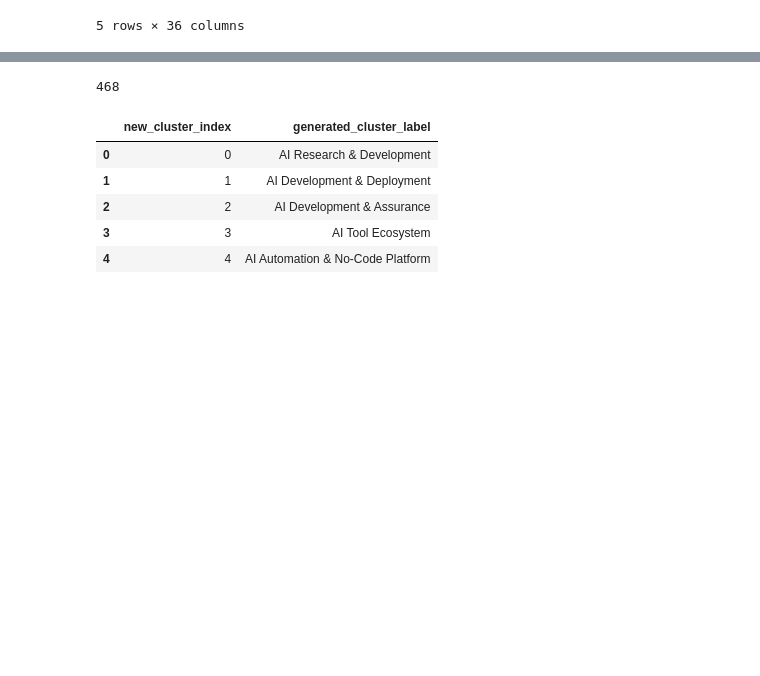
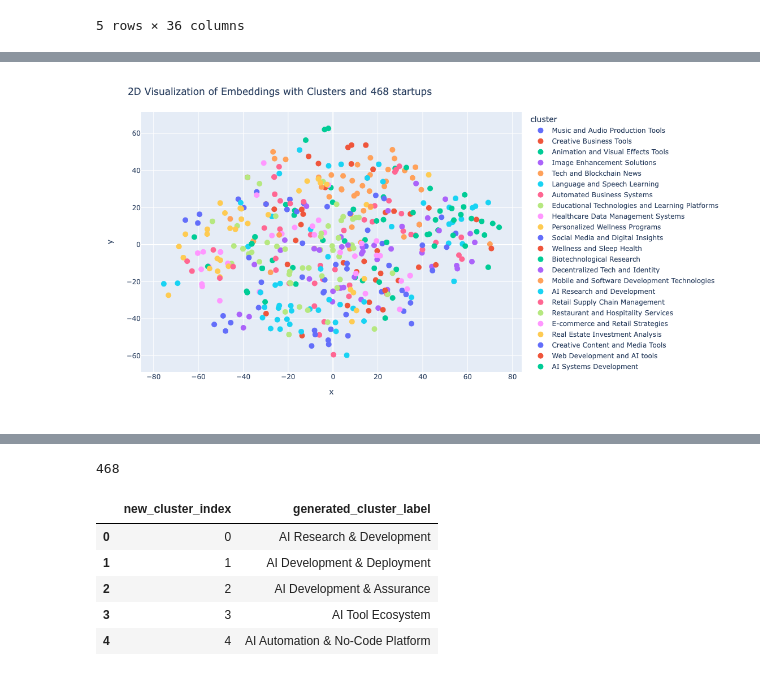
Before and after one commit to Julia-Susser/AI-Startup-Impact-on-US-Labor-Economy-via-Task-Automation, a Jupyter notebook: clustering.ipynb, the cells around one changed output, grey strips where cells are left out. Saved outputs shown, nothing was run; the diff lists cells and outputs as text; code cells hidden in the pictures; blank space fills up the shorter version.

```diff
--- a/clustering.ipynb
+++ b/clustering.ipynb
@@ -49,5 +49,5 @@ array(['Music Industry', 'Music', 'Music technology', 'Music creation',
        'Personal Development', 'Personal Growth', 'Remote computing',
        'Cloud Computing'], dtype=object)
 # %%
-sample_df['openai_embedding_industry'] = sample_df["Industry"].apply(lambda text: x.get_embedding(text))
+# sample_df['openai_embedding_industry'] = sample_df["Industry"].apply(lambda text: x.get_embedding(text))
 # %%
@@ -405,2 +418,27 @@ plt.show()
+# %%
+embeddings = np.vstack(sample_df['openai_embedding_industry'].values)
+
+# Apply t-SNE to the embeddings with 3 components for 3D visualization
+tsne = TSNE(n_components=3, perplexity=30, n_iter=1000)
+tsne_results = tsne.fit_transform(embeddings)
+
+# Prepare DataFrame for Plotly
+plot_df = pd.DataFrame(tsne_results[:, [0,1]], columns=['x', 'y'])
+plot_df['cluster'] =sample_df["generated_cluster_label"]
+plot_df['generated_cluster_label'] = sample_df["generated_cluster_label"] #+ " XX " + sample_df['Tasks/Jobs']
+# Plot using Plotly with clusters
+fig = px.scatter(plot_df, x='x', y='y',
+                 color='cluster',
+                 hover_data=['generated_cluster_label'])
+fig.update_traces(marker_size=10)
+fig.update_layout(
+    title=f"2D Visualization of Embeddings with Clusters and {len(sample_df)} startups",
+    hovermode='closest',
+    width=1000,  # Set the width of the figure
+    height=600  # Set the height of the figure
+)
+fig.show()
+# %% [output]
+[figure, added]
 # %%
 # Prepare DataFrame for Plotly
```
Also changed, not shown: parts of 20 cells of this notebook.
